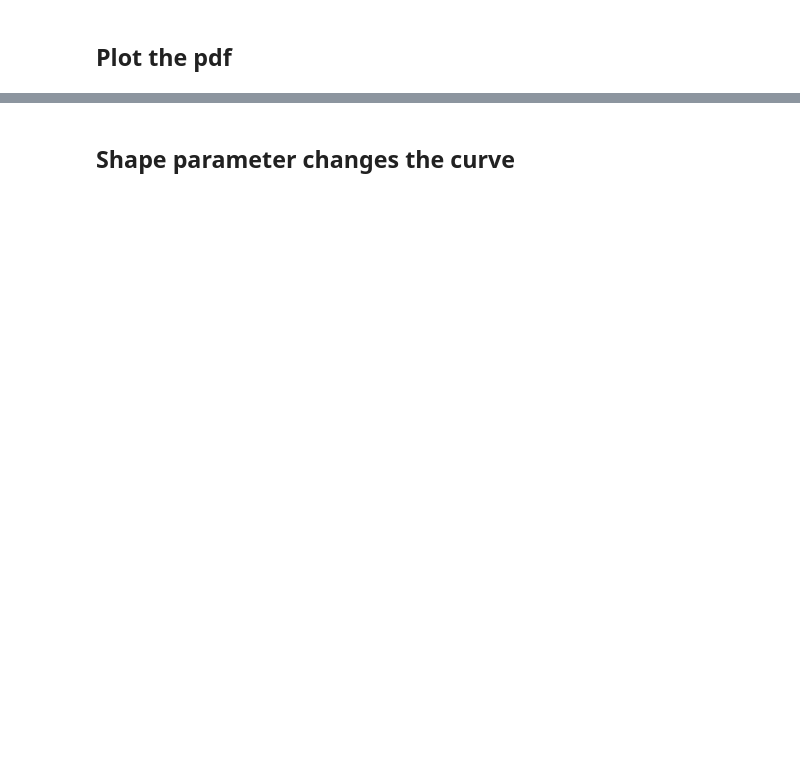
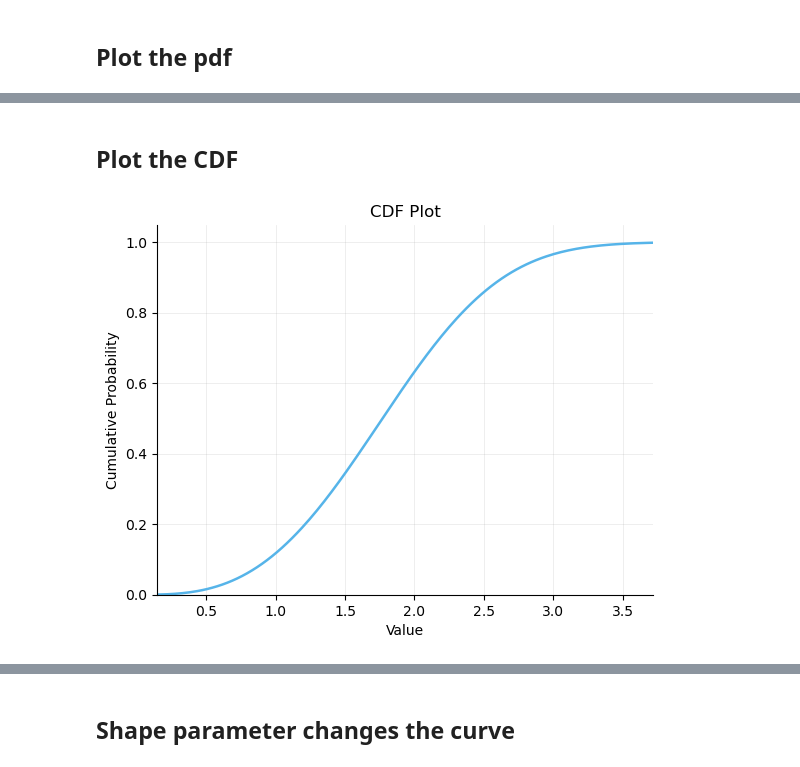
Before and after one commit to calpoly-symbulate/symbulate, a Jupyter notebook: team/new_distribution_demos/weibull_demo.ipynb, the cells around one changed output, grey strips where cells are left out. Cells and saved outputs as stored; diff of their text form; code cells hidden in the pictures; blank space fills up the shorter version.

```diff
--- a/team/new_distribution_demos/weibull_demo.ipynb
+++ b/team/new_distribution_demos/weibull_demo.ipynb
@@ -46,2 +45,8 @@ X.plot()
+# %% [markdown]
+## Plot the CDF
+# %%
+Weibull(shape=3, scale=2).plot(cdf=True)
+# %% [output]
+[figure, added]
 # %% [markdown]
 ## Special case: shape = 1 is the Exponential distribution
```
Also changed, not shown: parts of 13 cells of this notebook, 6 other files.
